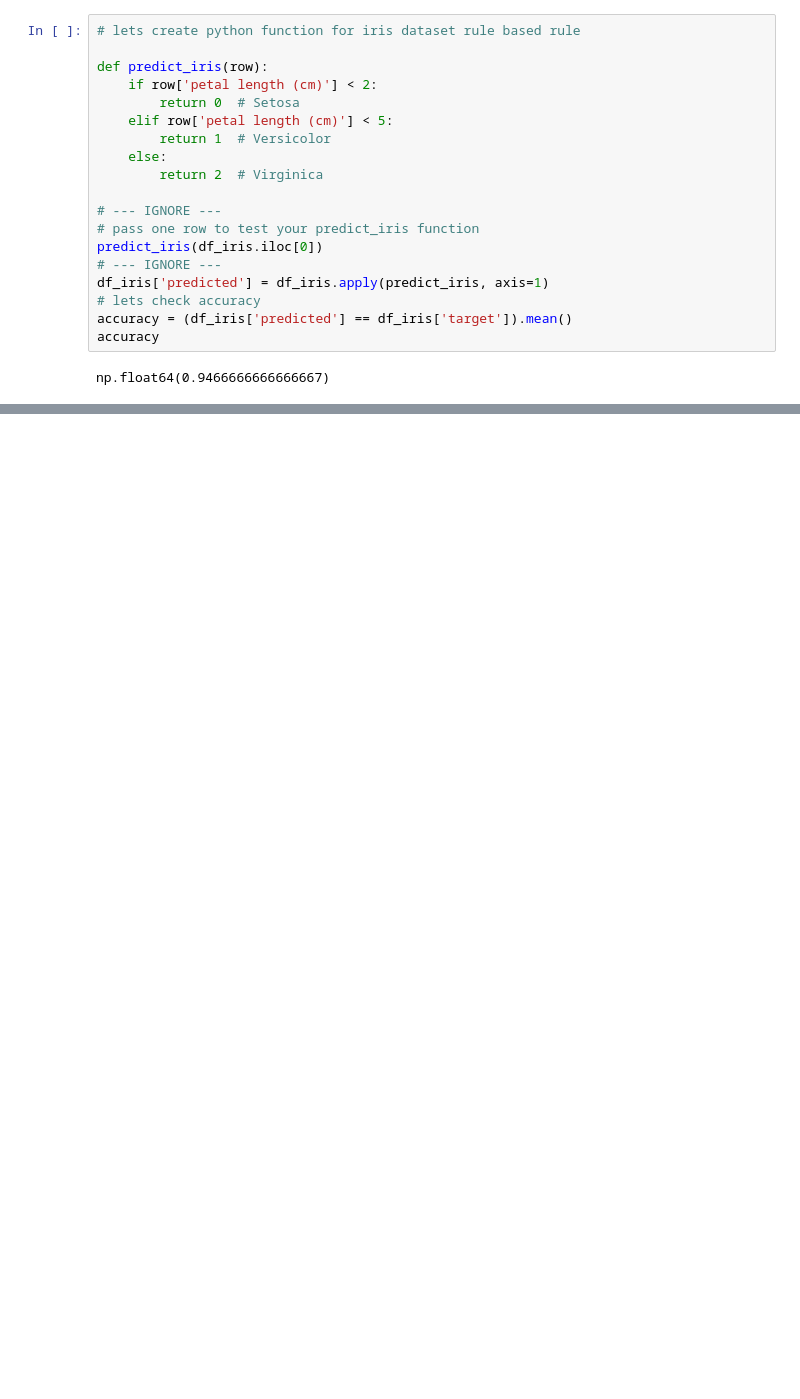
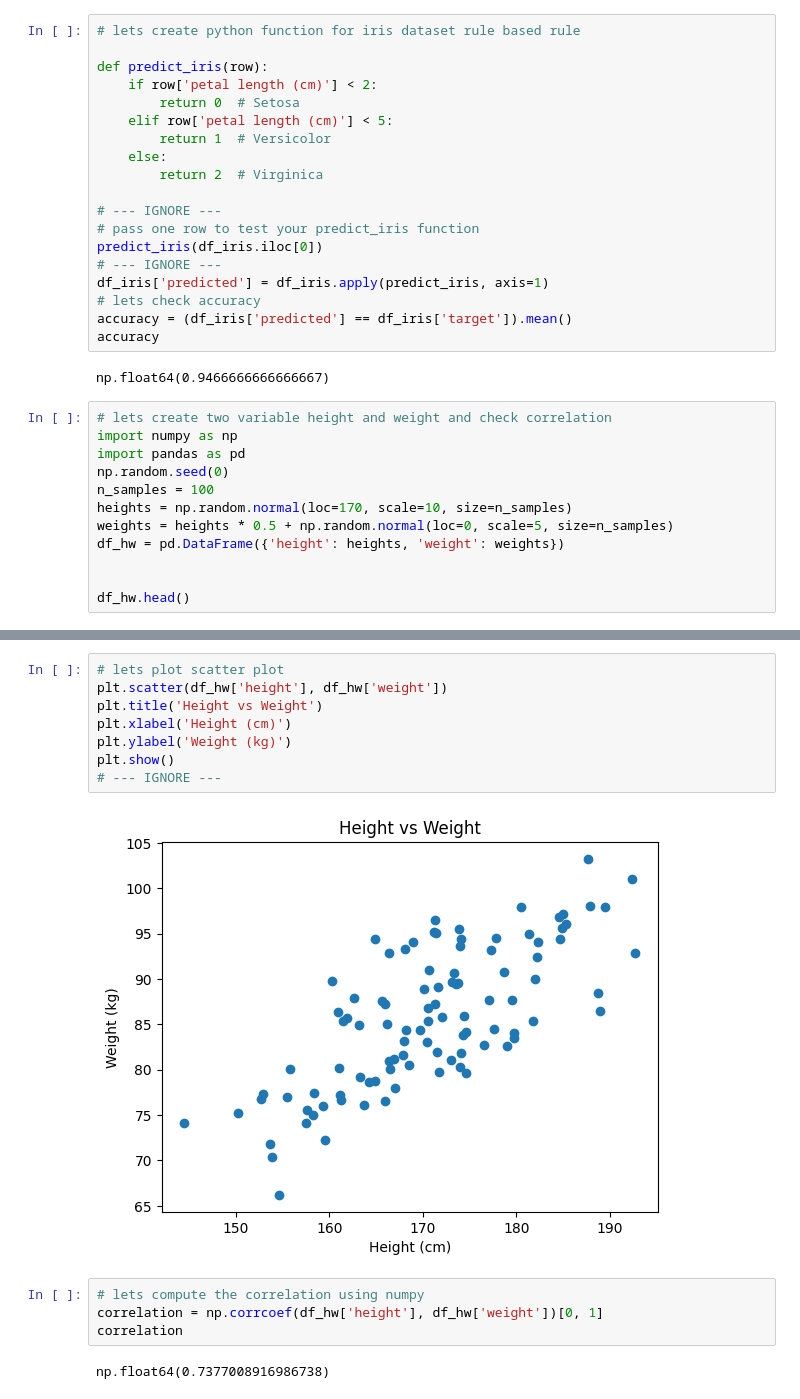
Before and after one commit to rahul8879/rbyte_ai_engineering, a Jupyter notebook: math/basic_stats.ipynb, the cells around one changed output, grey strips where cells are left out. Drawn from its saved outputs; the diff is of its cells as text; blank space fills up the shorter version.

```diff
--- a/math/basic_stats.ipynb
+++ b/math/basic_stats.ipynb
@@ -376,3 +376,15 @@ accuracy = (df_iris['predicted'] == df_iris['target']).mean()
 accuracy
 # %% [output]
 np.float64(0.9466666666666667)
+# %%
+# lets create two variable height and weight and check correlation
+import numpy as np
+import pandas as pd
+np.random.seed(0)
+n_samples = 100
+heights = np.random.normal(loc=170, scale=10, size=n_samples)
+weights = heights * 0.5 + np.random.normal(loc=0, scale=5, size=n_samples)
+df_hw = pd.DataFrame({'height': heights, 'weight': weights})
+
+
+df_hw.head()
@@ -378,0 +416,16 @@ np.float64(0.9466666666666667)
+# %%
+# lets plot scatter plot
+plt.scatter(df_hw['height'], df_hw['weight'])
+plt.title('Height vs Weight')
+plt.xlabel('Height (cm)')
+plt.ylabel('Weight (kg)')
+plt.show()
+# --- IGNORE ---
+# %% [output]
+[figure, added]
+# %%
+# lets compute the correlation using numpy
+correlation = np.corrcoef(df_hw['height'], df_hw['weight'])[0, 1]
+correlation
+# %% [output]
+np.float64(0.7377008916986738)
```
Also changed, not shown: parts of 3 cells of this notebook.
